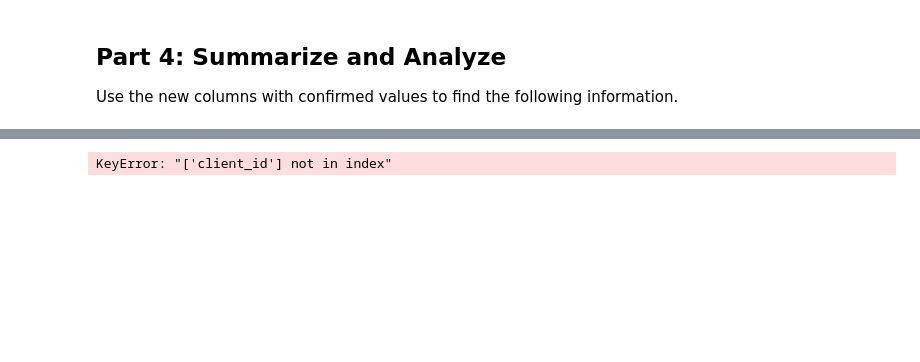
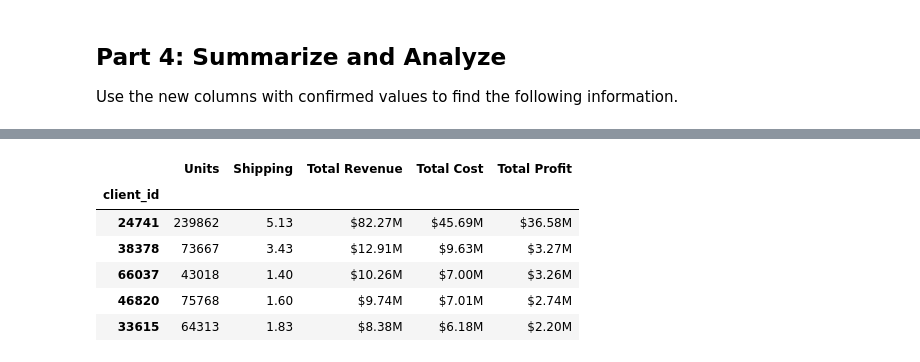
Before and after one commit to jstipe1/pandas-challenge-1, a Jupyter notebook: module_4_challenge.ipynb, the cells around one changed output, grey strips where cells are left out. Cells and saved outputs as stored; diff of their text form; code cells hidden in the pictures; blank space fills up the shorter version.

```diff
--- a/module_4_challenge.ipynb
+++ b/module_4_challenge.ipynb
@@ -382,28 +340,24 @@ client_pivot.sort_values('line_profit', ascending = False).head(5)
 # %%
 # Format the data and rename the columns
 # to names suitable for presentation.
 # Currency should be in millions of dollars.
 #divide by 1M to get data in millions
 
-#thousands_of_dollars = data_file_df["Amount"]/1000
-#data_file_df["Thousands of Dollars"] = thousands_of_dollars
+Top_5_df["Units"] = (Top_5_df["qty"])
+Top_5_df["Shipping"] = (Top_5_df["shipping_price"]/1000000).round(2)
+Top_5_df["Total Revenue"] = (Top_5_df["line_price"]/1000000).round(2).map("${:,.2f}M".format)
+Top_5_df["Total Cost"] = (Top_5_df["line_cost"]/1000000).round(2).map("${:,.2f}M".format)
+Top_5_df["Total Profit"] = (Top_5_df["line_profit"]/1000000).round(2).map("${:,.2f}M".format)
 
+total_summary_df = Top_5_df[["Units", "Shipping", "Total Revenue", "Total Cost", "Total Profit"]]
 
-shipping = client_pivot["shipping_price"]/1000000
-client_pivot["Shipping"] = shipping
-
-total_revenue = client_pivot["line_price"]/1000000
-client_pivot["Total Revenue"] = total_revenue
-
-total_cost = client_pivot["line_cost"]/1000000
-client_pivot["Total Cost"] = total_cost
-
-total_profit = client_pivot["line_profit"]/1000000
-client_pivot["Total Profit"] = total_profit
-
-summary_df = client_pivot[["client_id", "qty", "Shipping", "Total Revenue", "Total Cost", "Total Profit"]]
-
-summary_df.head()
+total_summary_df.sort_values('Total Profit', ascending = False).head()
 # %% [output]
-KeyError: "['client_id'] not in index"
+|  | Units | Shipping | Total Revenue | Total Cost | Total Profit |
+| client_id |  |  |  |  |  |
+| 24741 | 239862 | 5.13 | $82.27M | $45.69M | $36.58M |
+| 38378 | 73667 | 3.43 | $12.91M | $9.63M | $3.27M |
+| 66037 | 43018 | 1.40 | $10.26M | $7.00M | $3.26M |
+| 46820 | 75768 | 1.60 | $9.74M | $7.01M | $2.74M |
+| 33615 | 64313 | 1.83 | $8.38M | $6.18M | $2.20M |
 # %%
```
Also changed, not shown: parts of 5 cells of this notebook.
